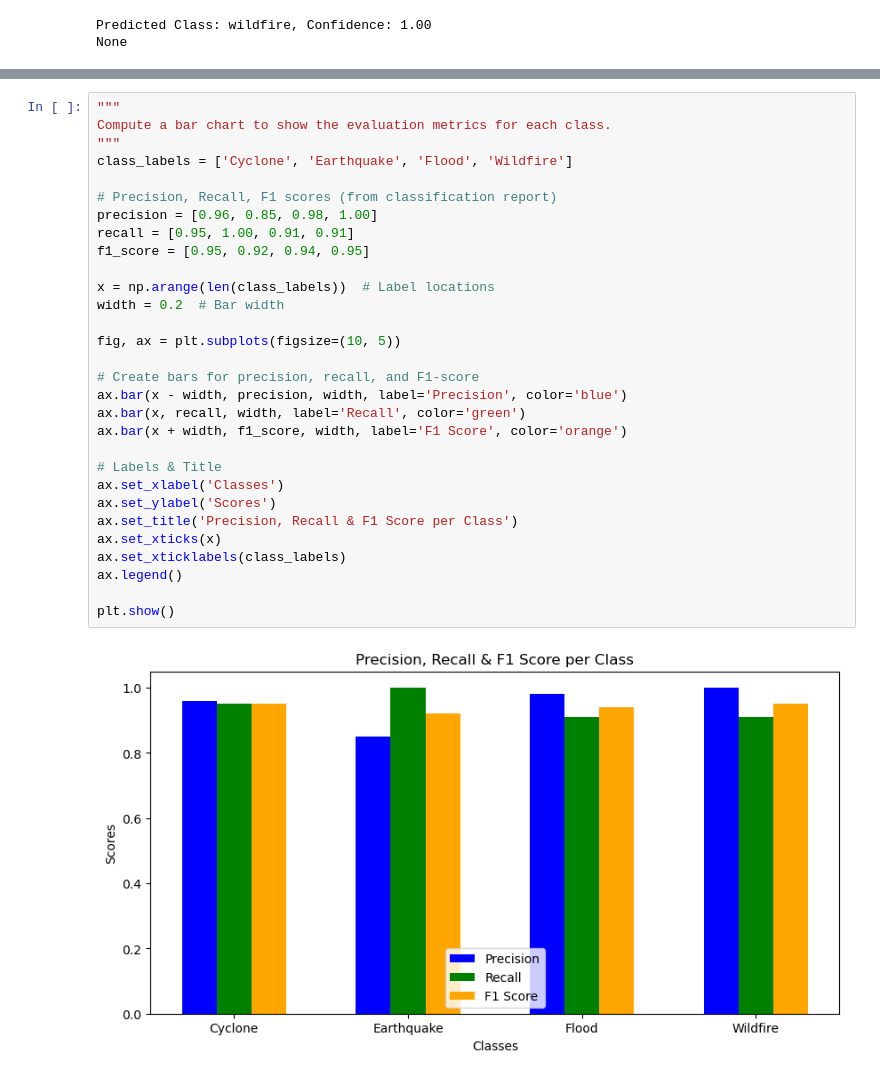
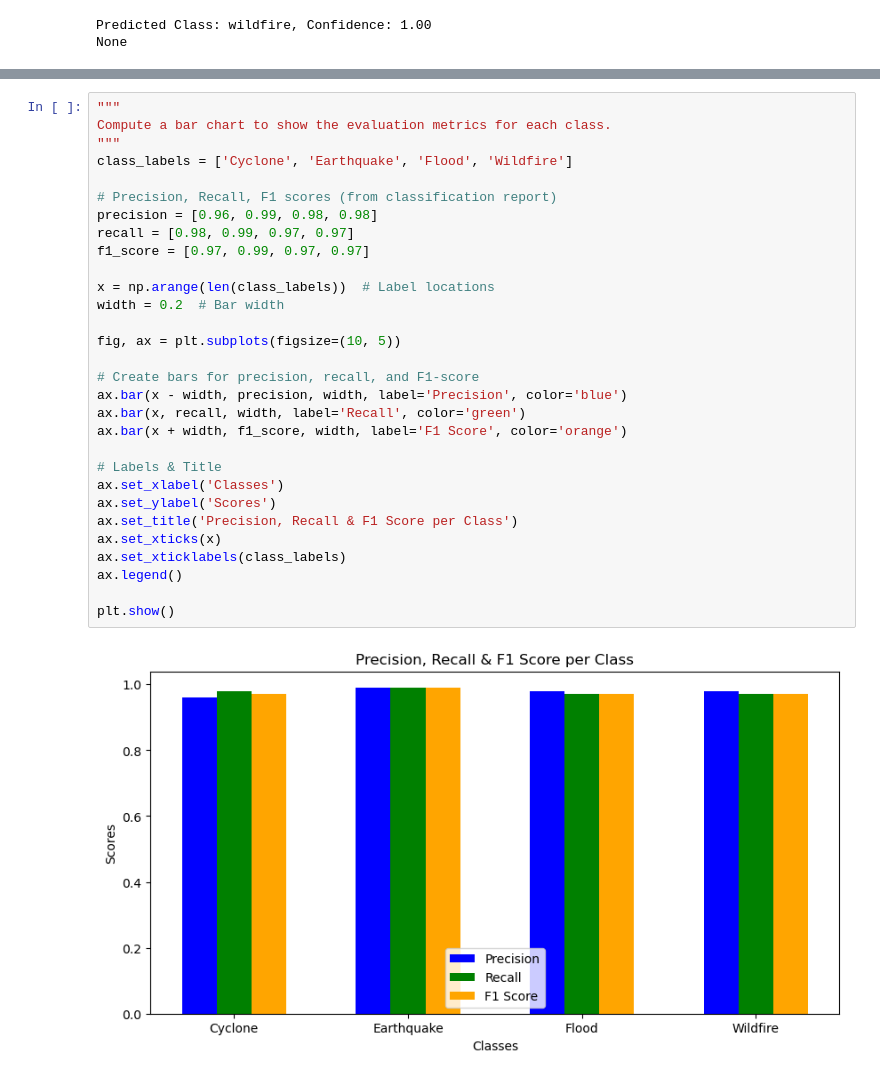
Before and after one commit to Csad1905/Natural-Disaster-Deep-Learning-Project, a Jupyter notebook: S245646.ipynb, the cells around one changed output, grey strips where cells are left out. Cells and saved outputs as stored; diff of their text form.

```diff
--- a/S245646.ipynb
+++ b/S245646.ipynb
@@ -314,32 +615,32 @@ plt.show()
 # %%
 """
 Compute a bar chart to show the evaluation metrics for each class.
 """
 class_labels = ['Cyclone', 'Earthquake', 'Flood', 'Wildfire']
 
 # Precision, Recall, F1 scores (from classification report)
-precision = [0.96, 0.85, 0.98, 1.00]
-recall = [0.95, 1.00, 0.91, 0.91]
-f1_score = [0.95, 0.92, 0.94, 0.95]
+precision = [0.96, 0.99, 0.98, 0.98]
+recall = [0.98, 0.99, 0.97, 0.97]
+f1_score = [0.97, 0.99, 0.97, 0.97]
 
 x = np.arange(len(class_labels))  # Label locations
 width = 0.2  # Bar width
 
 fig, ax = plt.subplots(figsize=(10, 5))
 
 # Create bars for precision, recall, and F1-score
 ax.bar(x - width, precision, width, label='Precision', color='blue')
 ax.bar(x, recall, width, label='Recall', color='green')
 ax.bar(x + width, f1_score, width, label='F1 Score', color='orange')
 
 # Labels & Title
 ax.set_xlabel('Classes')
 ax.set_ylabel('Scores')
 ax.set_title('Precision, Recall & F1 Score per Class')
 ax.set_xticks(x)
 ax.set_xticklabels(class_labels)
 ax.legend()
 
 plt.show()
 # %% [output]
-[figure, old version]
+[figure, new version]
```
Also changed, not shown: parts of 22 cells of this notebook.
